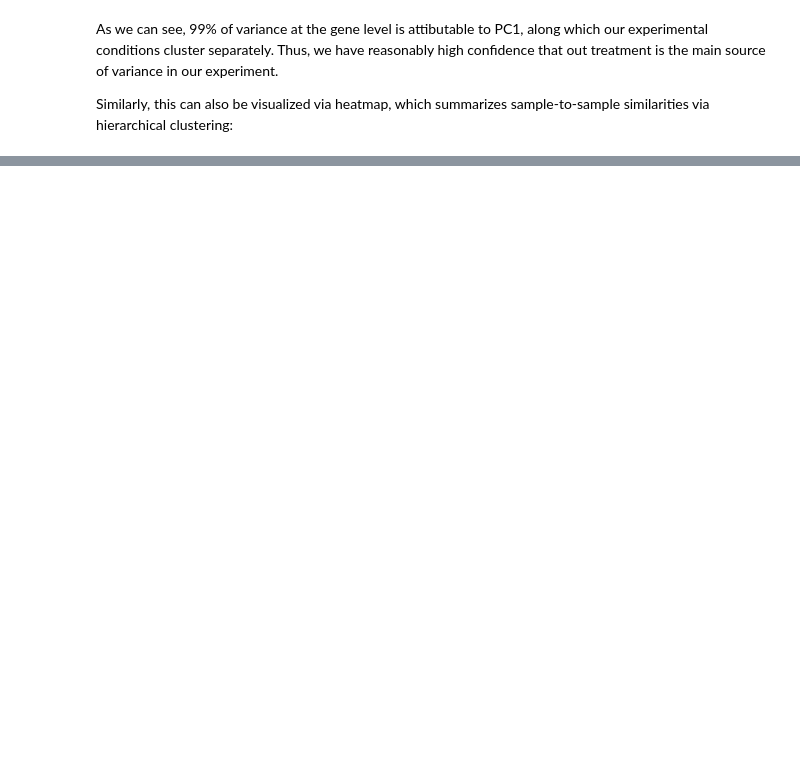
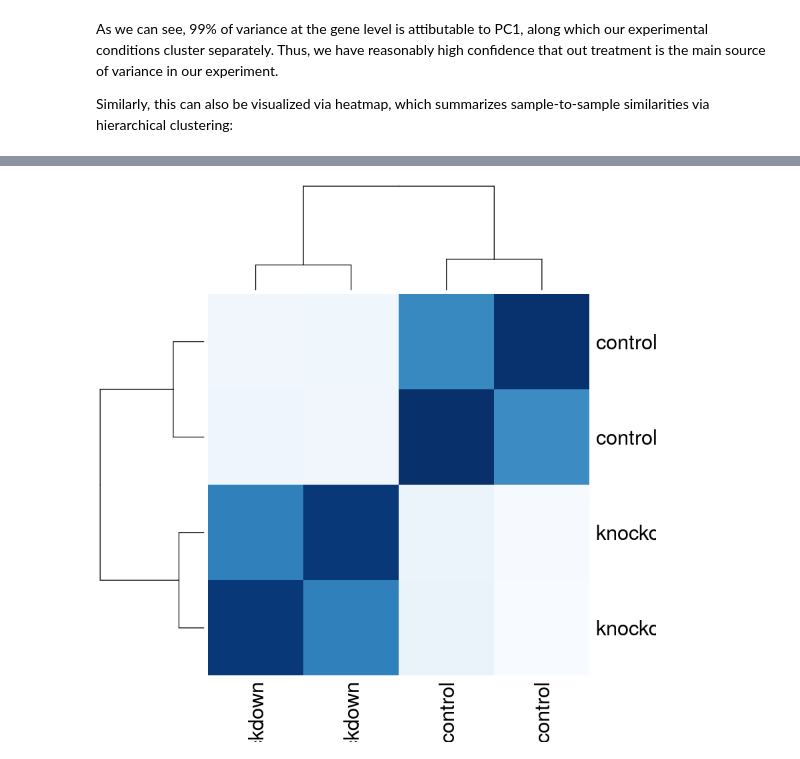
Before and after one commit to biom262/biom262-2019, a Jupyter notebook: Module_2/Notebooks/DESeq2_analysis_empty.ipynb, the cells around one changed output, grey strips where cells are left out. Cells and saved outputs as stored; diff of their text form; code cells hidden in the pictures; blank space fills up the shorter version.

```diff
--- a/Module_2/Notebooks/DESeq2_analysis_empty.ipynb
+++ b/Module_2/Notebooks/DESeq2_analysis_empty.ipynb
@@ -110,3 +121,21 @@ Let's graph our individual samples using Principal Component Analysis (PCA). Thi
 As we can see, 99% of variance at the gene level is attibutable to PC1, along which our experimental conditions cluster separately. Thus, we have reasonably high confidence that out treatment is the main source of variance in our experiment.
 
 Similarly, this can also be visualized via heatmap, which summarizes sample-to-sample similarities via hierarchical clustering:
+# %%
+
+sampleDists <- dist(t(assay(rld)))
+
+
+sampleDistMatrix <- as.matrix(sampleDists)
+
+rownames(sampleDistMatrix) <- paste(rld$condition)
+
+colnames(sampleDistMatrix) <- paste(rld$condition)
+
+colors <- colorRampPalette( rev(brewer.pal(9, "Blues")) )(255)
+
+heatmap(sampleDistMatrix,
+clustering_distance_rows=sampleDists,
+clustering_distance_cols=sampleDists,
+col=colors)
+# %% [output]
@@ -112,0 +149 @@ Similarly, this can also be visualized via heatmap, which summarizes sample-to-s
+[figure, added]
```
Also changed, not shown: parts of 5 cells of this notebook.
